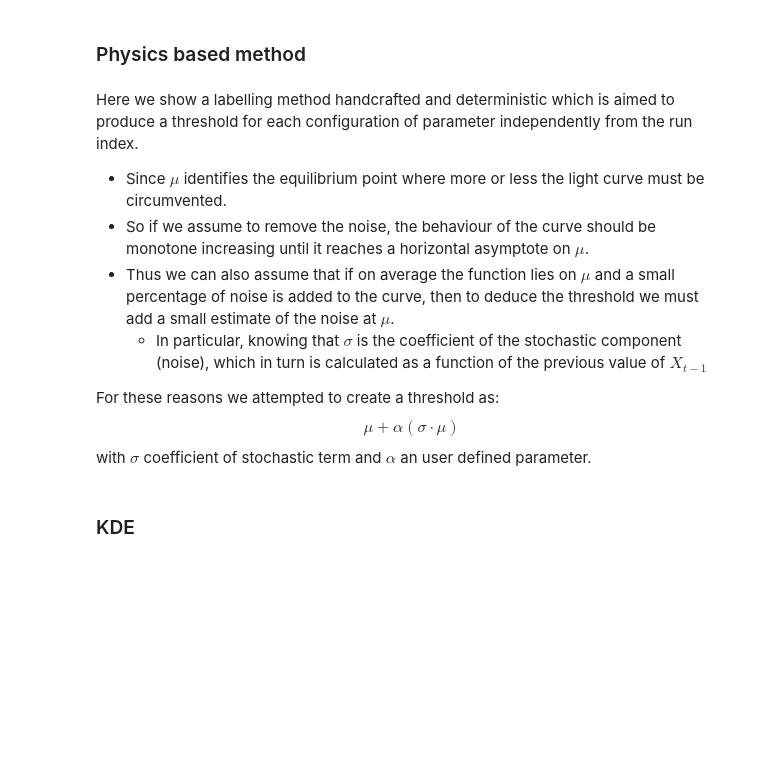
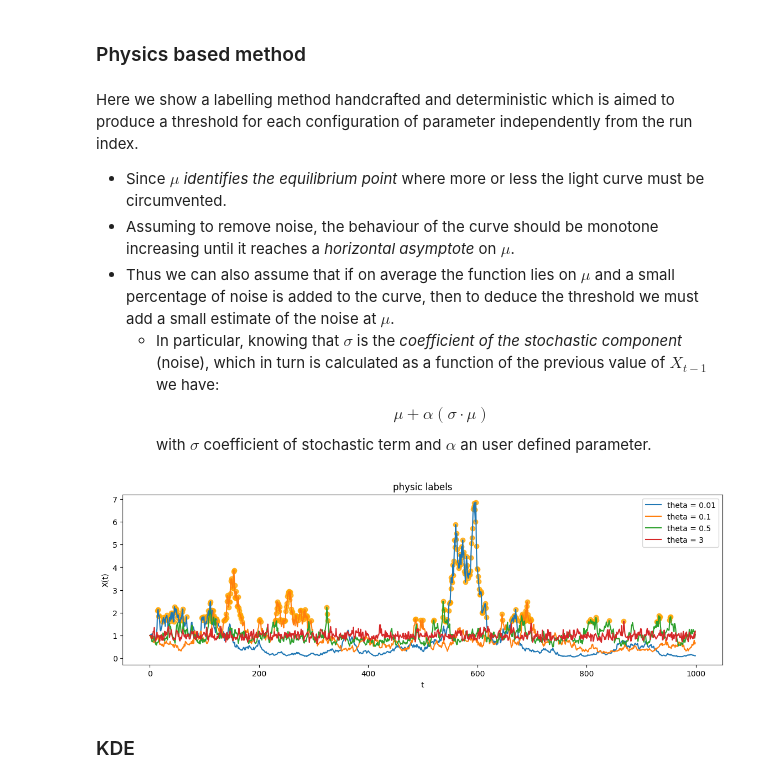
Before and after one commit to falric05/AII-Flare-prediction, a Jupyter notebook: notebooks/AI_ind_data.ipynb, the cells around one changed output. Cells and saved outputs as stored; diff of their text form; code cells hidden in the pictures; blank space fills up the shorter version.

```diff
--- a/notebooks/AI_ind_data.ipynb
+++ b/notebooks/AI_ind_data.ipynb
@@ -218,19 +233,19 @@ An handcrafted definition of flares has been adopted not having any official fee
 # %% [markdown]
 Here we show a labelling method handcrafted and deterministic which is aimed to produce a threshold for each configuration of parameter independently from the run index.
 
-* Since $\mu$ identifies the equilibrium point where more or less the light curve must be circumvented.
-* So if we assume to remove the noise, the behaviour of the curve should be monotone increasing until it reaches a horizontal asymptote on $\mu$.
+* Since $\mu$ _identifies the equilibrium point_ where more or less the light curve must be circumvented.
+* Assuming to remove noise, the behaviour of the curve should be monotone increasing until it reaches a _horizontal asymptote_ on $\mu$.
 * Thus we can also assume that if on average the function lies on $\mu$ and a small percentage of noise is added to the curve, then to deduce the threshold we must add a small estimate of the noise at $\mu$.
-    * In particular, knowing that $\sigma$ is the coefficient of the stochastic component (noise), which in turn is calculated as a function of the previous value of $X_{t-1}$
-
-For these reasons we attempted to create a threshold as:
-$$\mu + \alpha(\sigma \cdot \mu)$$
+    * In particular, knowing that $\sigma$ is the _coefficient of the stochastic component_ (noise), which in turn is calculated as a function of the previous value of $X_{t-1}$ we have:
+    $$\mu + \alpha(\sigma \cdot \mu)$$
 with $\sigma$ coefficient of stochastic term and $\alpha$ an user defined parameter.
 # %%
 physic_labels = get_labels_physic(grid, params, alpha=2)
 run, mu, sigma, theta, delta = 1, 1, 0.3, 0.1, 0.2
 fplt.plot_grid_datapoints(grid, params, run=run, mu=mu, sigma=sigma, theta=theta, delta=delta,
-                          num_run=3, variation='run', labels=physic_labels, title='physic labels')
+                          num_run=2, variation='theta', labels=physic_labels, title='physic labels')
+# %% [output]
+[figure, added]
 # %% [markdown]
 ### KDE
 # %% [markdown]
```
Also changed, not shown: parts of 23 cells of this notebook.
